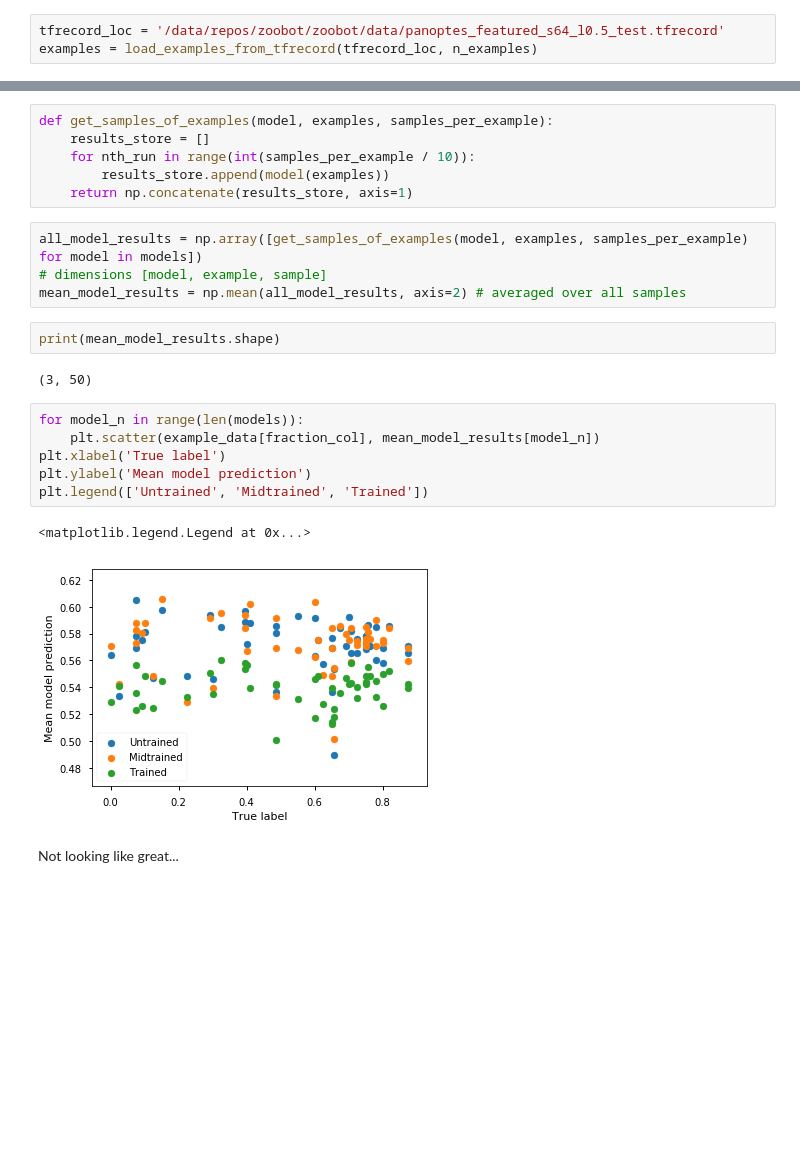
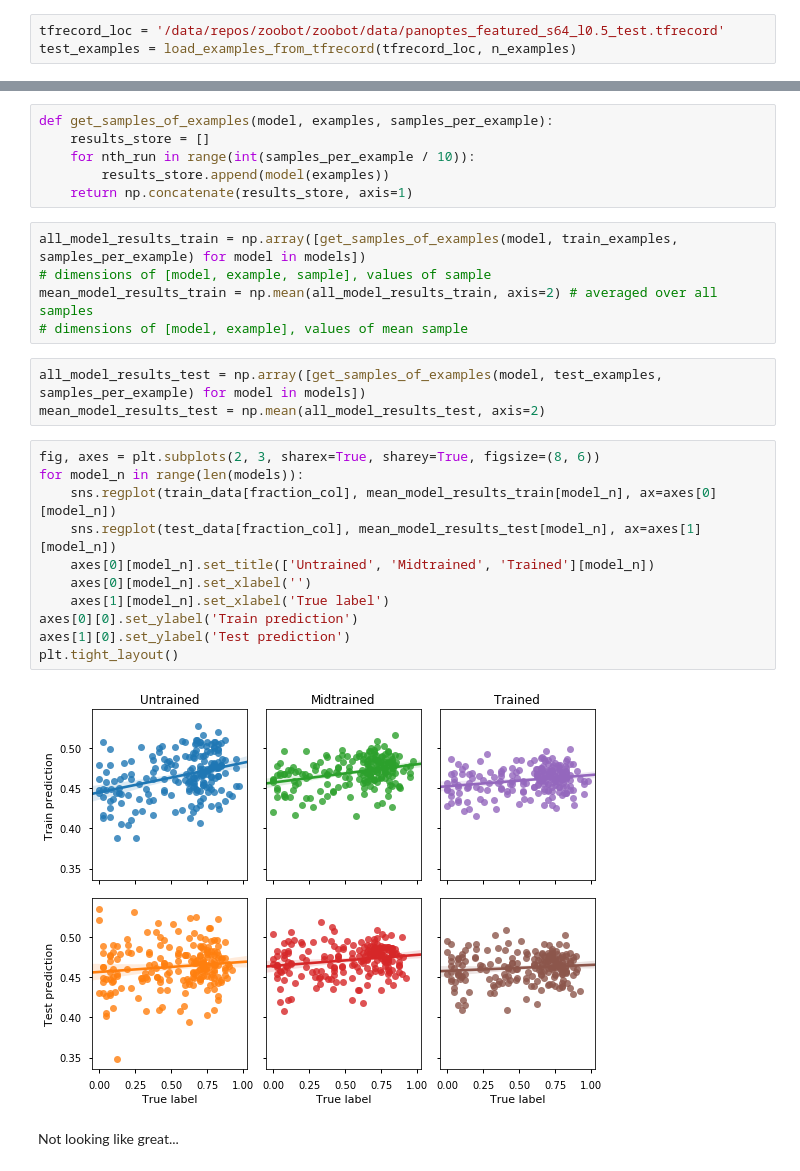
Before and after one commit to colinleach/zoobot, a Jupyter notebook: zoobot/analysis_WIP/bayesian_cnn/uncertainty_analysis.ipynb, the cells around one changed output, grey strips where cells are left out. Cells and saved outputs as stored; diff of their text form; blank space fills up the shorter version.

```diff
--- a/zoobot/analysis_WIP/bayesian_cnn/uncertainty_analysis.ipynb
+++ b/zoobot/analysis_WIP/bayesian_cnn/uncertainty_analysis.ipynb
@@ -144,3 +148,3 @@ def load_examples_from_tfrecord(tfrecord_loc, n_examples):
 # %%
 tfrecord_loc = '/data/repos/zoobot/zoobot/data/panoptes_featured_s64_l0.5_test.tfrecord'
-examples = load_examples_from_tfrecord(tfrecord_loc, n_examples)
+test_examples = load_examples_from_tfrecord(tfrecord_loc, n_examples)
@@ -153,22 +198,26 @@ def get_samples_of_examples(model, examples, samples_per_example):
         results_store.append(model(examples))
     return np.concatenate(results_store, axis=1)
 # %%
-all_model_results = np.array([get_samples_of_examples(model, examples, samples_per_example) for model in models])
-# dimensions [model, example, sample]
-mean_model_results = np.mean(all_model_results, axis=2) # averaged over all samples
+all_model_results_train = np.array([get_samples_of_examples(model, train_examples, samples_per_example) for model in models])
+# dimensions of [model, example, sample], values of sample
+mean_model_results_train = np.mean(all_model_results_train, axis=2) # averaged over all samples
+# dimensions of [model, example], values of mean sample
-# %%
-print(mean_model_results.shape)
-# %% [output]
-(3, 50)
-# %%
-for model_n in range(len(models)):
-    plt.scatter(example_data[fraction_col], mean_model_results[model_n])
-plt.xlabel('True label')
-plt.ylabel('Mean model prediction')
-plt.legend(['Untrained', 'Midtrained', 'Trained'])
-# %% [output]
-<matplotlib.legend.Legend at 0x...>
-[figure, removed]
+# %%
+all_model_results_test = np.array([get_samples_of_examples(model, test_examples, samples_per_example) for model in models])
+mean_model_results_test = np.mean(all_model_results_test, axis=2)
+# %%
+fig, axes = plt.subplots(2, 3, sharex=True, sharey=True, figsize=(8, 6))
+for model_n in range(len(models)):
+    sns.regplot(train_data[fraction_col], mean_model_results_train[model_n], ax=axes[0][model_n])
+    sns.regplot(test_data[fraction_col], mean_model_results_test[model_n], ax=axes[1][model_n])
+    axes[0][model_n].set_title(['Untrained', 'Midtrained', 'Trained'][model_n])
+    axes[0][model_n].set_xlabel('')
+    axes[1][model_n].set_xlabel('True label')
+axes[0][0].set_ylabel('Train prediction')
+axes[1][0].set_ylabel('Test prediction')
+plt.tight_layout()
+# %% [output]
+[figure, added]
 # %% [markdown]
 Not looking like great...
 # %% [markdown]
```
Also changed, not shown: parts of 49 cells of this notebook, 1 other file.
